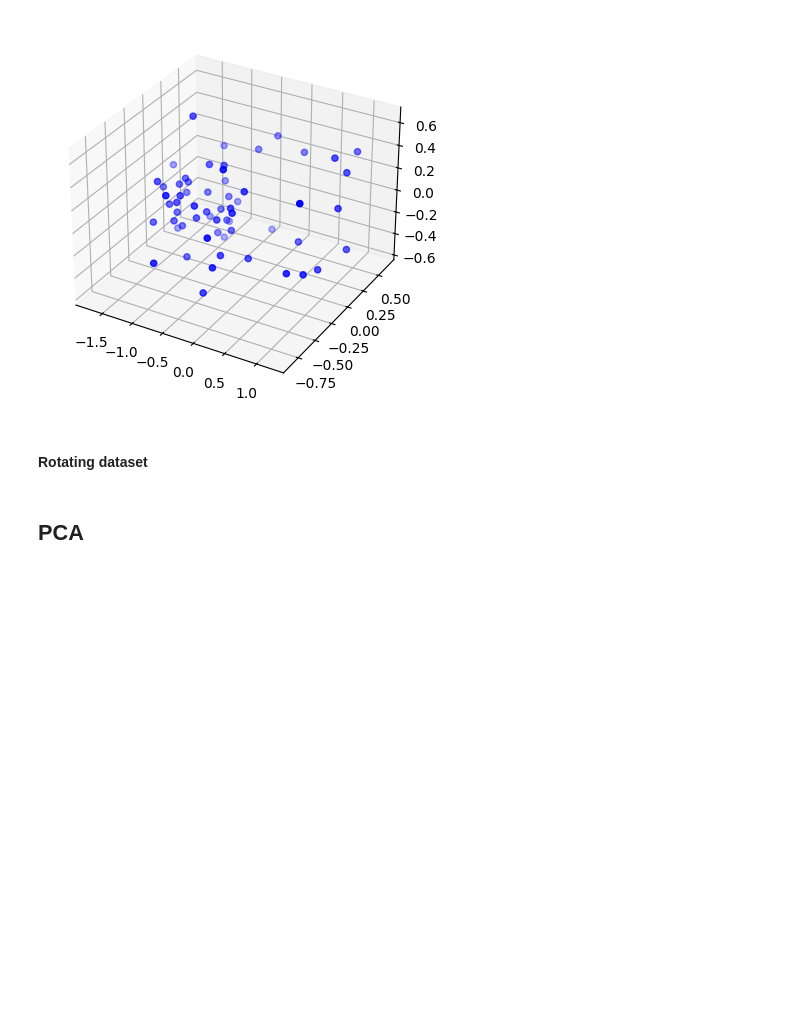
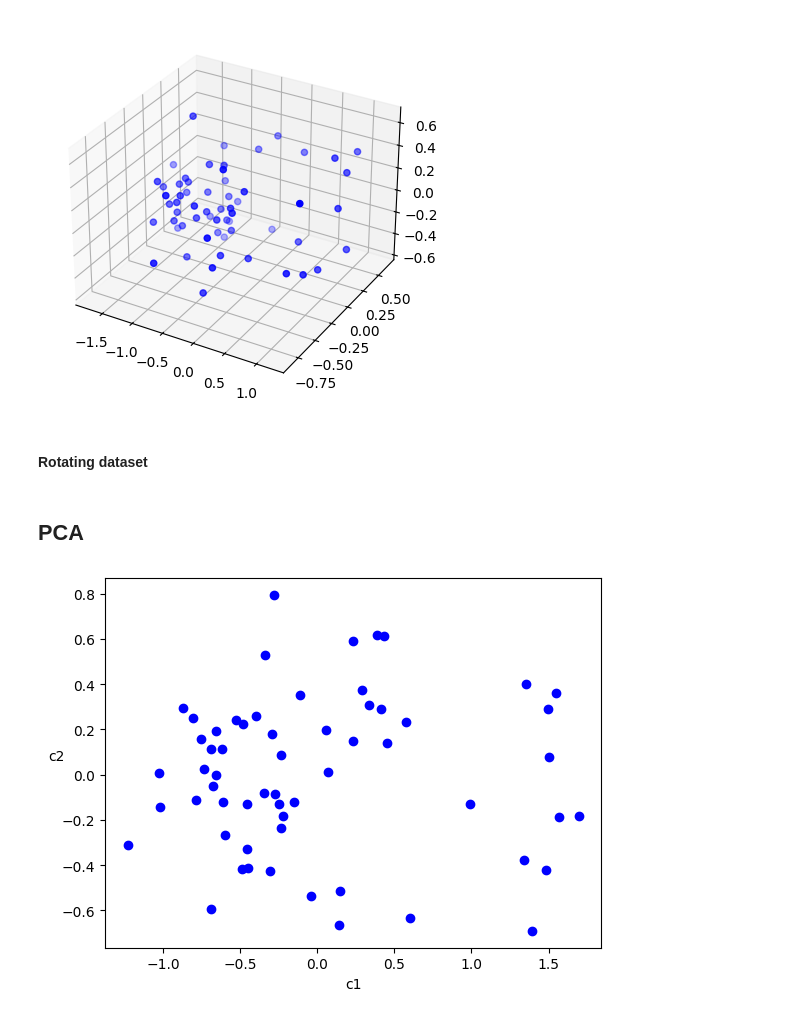
Before and after one commit to Zane-dev16/Dimensionality-Reduction-Notebooks, a Jupyter notebook: notebooks/linear_data_dim_reduction.ipynb.ipynb, the cells around one changed output. Saved outputs shown, nothing was run; the diff lists cells and outputs as text; code cells hidden in the pictures; blank space fills up the shorter version.

Commit message:
Plot new projected 2D data

```diff
--- a/notebooks/linear_data_dim_reduction.ipynb.ipynb
+++ b/notebooks/linear_data_dim_reduction.ipynb.ipynb
@@ -80,3 +80,10 @@ from sklearn.decomposition import PCA
 
 pca = PCA(n_components=2)
 X2D = pca.fit_transform(X)
+# %%
+plt.plot(X2D[:, 0], X2D[:, 1], "bo")
+plt.xlabel("c1")
+plt.ylabel("c2", rotation=False)
+plt.show()
+# %% [output]
+[figure, added]
```
